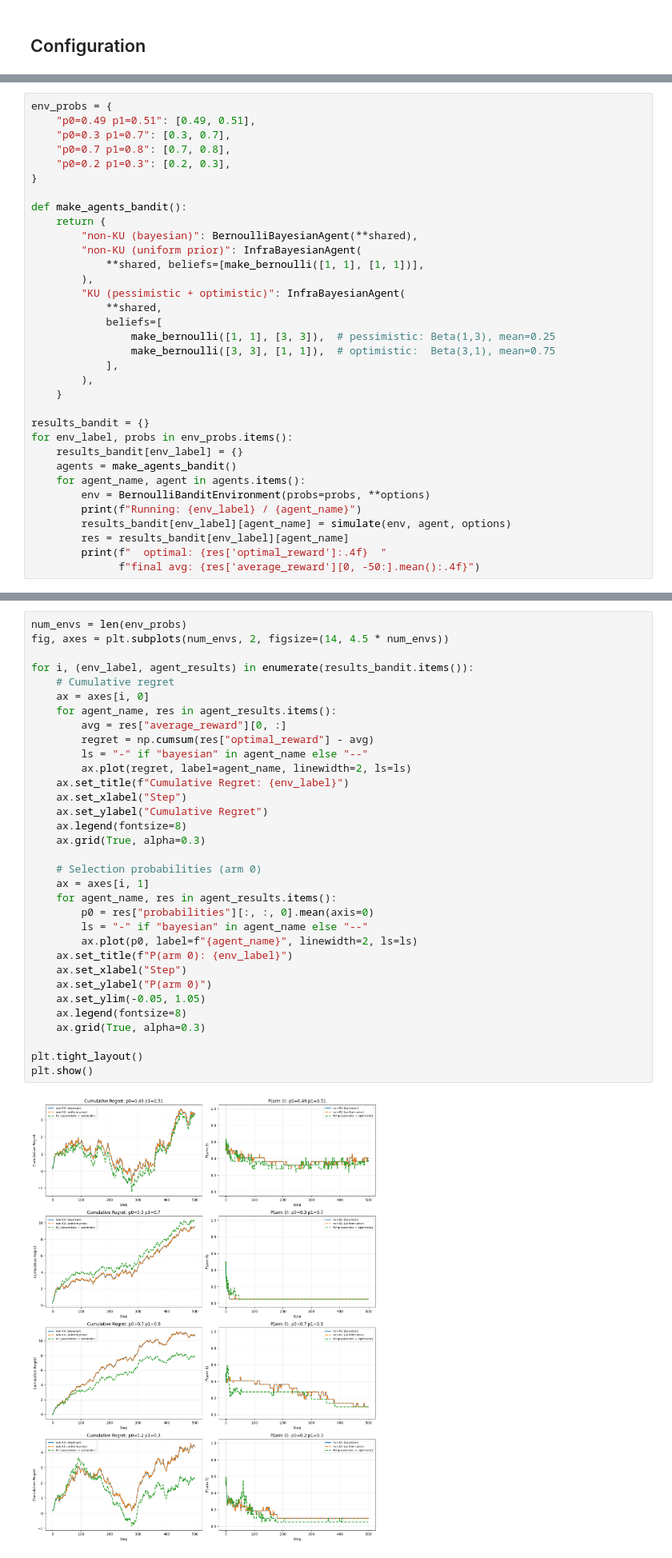
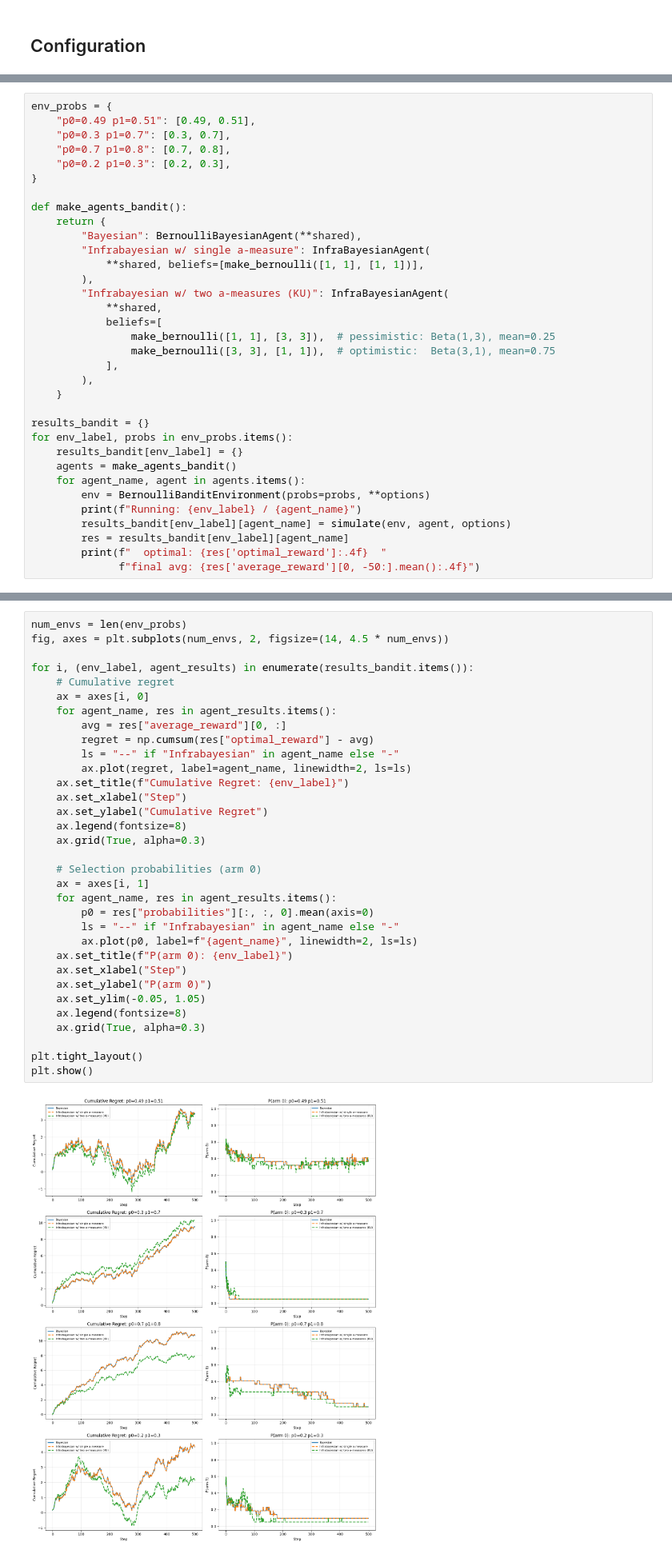
Before and after one commit to SPAR-S26-IBRL-Stream/Project-Newcomb, a Jupyter notebook: experiments/alaro/KUComparison.ipynb, the cells around one changed output, grey strips where cells are left out. Shown at 80% size. Saved outputs shown, nothing was run; the diff lists cells and outputs as text.

```diff
--- a/experiments/alaro/KUComparison.ipynb
+++ b/experiments/alaro/KUComparison.ipynb
@@ -70,11 +70,11 @@ env_probs = {
 
 def make_agents_bandit():
     return {
-        "non-KU (bayesian)": BernoulliBayesianAgent(**shared),
-        "non-KU (uniform prior)": InfraBayesianAgent(
+        "Bayesian": BernoulliBayesianAgent(**shared),
+        "Infrabayesian w/ single a-measure": InfraBayesianAgent(
             **shared, beliefs=[make_bernoulli([1, 1], [1, 1])],
         ),
-        "KU (pessimistic + optimistic)": InfraBayesianAgent(
+        "Infrabayesian w/ two a-measures (KU)": InfraBayesianAgent(
             **shared,
             beliefs=[
                 make_bernoulli([1, 1], [3, 3]),  # pessimistic: Beta(1,3), mean=0.25
@@ -117,36 +117,36 @@ num_envs = len(env_probs)
 fig, axes = plt.subplots(num_envs, 2, figsize=(14, 4.5 * num_envs))
 
 for i, (env_label, agent_results) in enumerate(results_bandit.items()):
     # Cumulative regret
     ax = axes[i, 0]
     for agent_name, res in agent_results.items():
         avg = res["average_reward"][0, :]
         regret = np.cumsum(res["optimal_reward"] - avg)
-        ls = "-" if "bayesian" in agent_name else "--"
+        ls = "--" if "Infrabayesian" in agent_name else "-"
         ax.plot(regret, label=agent_name, linewidth=2, ls=ls)
     ax.set_title(f"Cumulative Regret: {env_label}")
     ax.set_xlabel("Step")
     ax.set_ylabel("Cumulative Regret")
     ax.legend(fontsize=8)
     ax.grid(True, alpha=0.3)
 
     # Selection probabilities (arm 0)
     ax = axes[i, 1]
     for agent_name, res in agent_results.items():
         p0 = res["probabilities"][:, :, 0].mean(axis=0)
-        ls = "-" if "bayesian" in agent_name else "--"
+        ls = "--" if "Infrabayesian" in agent_name else "-"
         ax.plot(p0, label=f"{agent_name}", linewidth=2, ls=ls)
     ax.set_title(f"P(arm 0): {env_label}")
     ax.set_xlabel("Step")
     ax.set_ylabel("P(arm 0)")
     ax.set_ylim(-0.05, 1.05)
     ax.legend(fontsize=8)
     ax.grid(True, alpha=0.3)
 
 plt.tight_layout()
 plt.show()
 # %% [output]
-[figure, old version]
+[figure, new version]
 # %% [markdown]
 ## 2. Effect of g (Counterfactual Value)
 
```
Also changed, not shown: parts of 3 cells of this notebook.
